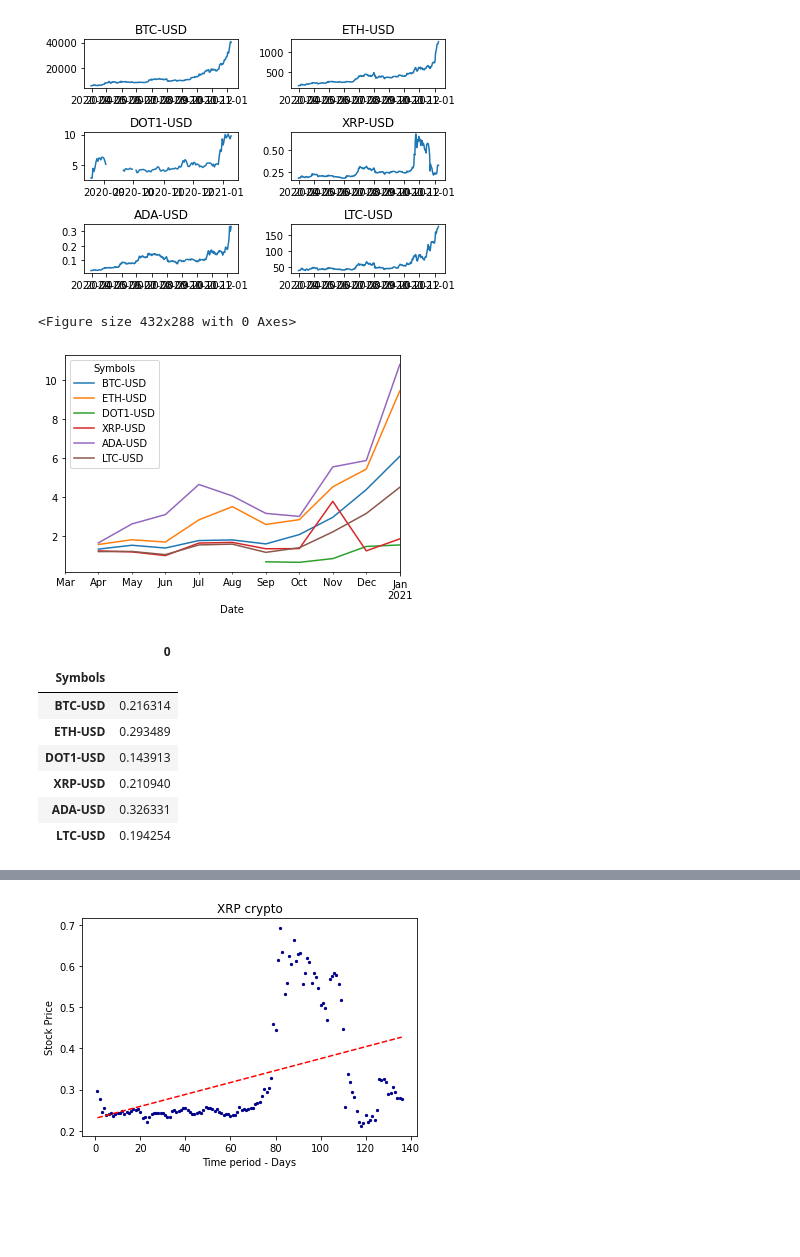
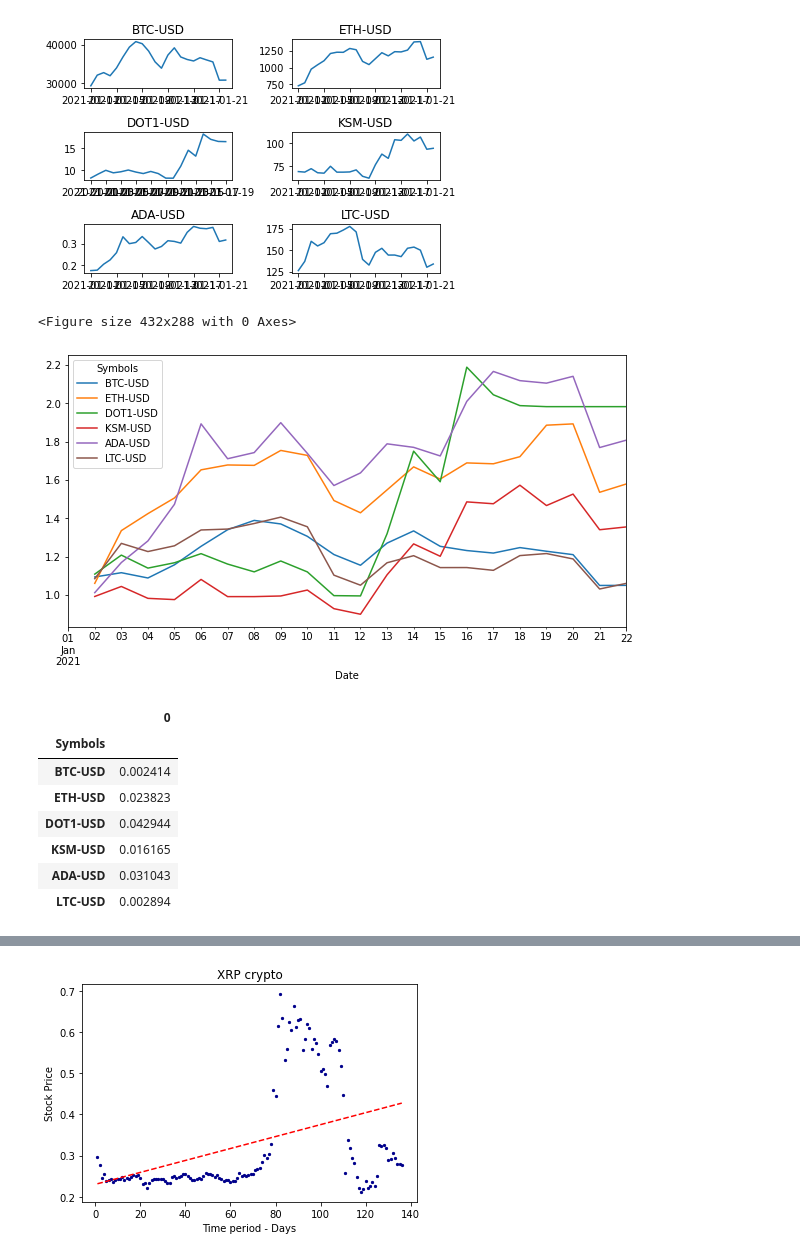
Before and after one commit to umiranda/Bitcoin-cryptocoins-analysis, a Jupyter notebook: Crypto_analysis/Crypto.ipynb, the cells around one changed output, grey strips where cells are left out. Cells and saved outputs as stored; diff of their text form; code cells hidden in the pictures; blank space fills up the shorter version.

```diff
--- a/Crypto_analysis/Crypto.ipynb
+++ b/Crypto_analysis/Crypto.ipynb
@@ -29,8 +29,8 @@ end = "2021-01-17")
 # %%
-tickers = ["BTC-USD", "ETH-USD", "DOT1-USD", "XRP-USD", "ADA-USD", "LTC-USD"]
+tickers = ["BTC-USD", "ETH-USD", "DOT1-USD", "KSM-USD", "ADA-USD", "LTC-USD"]
 multpl_crypto = web.get_data_yahoo(tickers,
-start = "2020-04-01",
-end = "2021-01-08")
+start = "2021-01-01",
+end = "2021-01-21")
 # %%
 multpl_crypto
 # %% [output]
@@ -64,8 +69,8 @@ ax2.plot(multpl_crypto['Adj Close']['ETH-USD'])
 ax2.set_title("ETH-USD")
 ax3.plot(multpl_crypto['Adj Close']['DOT1-USD'])
 ax3.set_title("DOT1-USD")
-ax4.plot(multpl_crypto['Adj Close']['XRP-USD'])
-ax4.set_title("XRP-USD")
+ax4.plot(multpl_crypto['Adj Close']['KSM-USD'])
+ax4.set_title("KSM-USD")
 ax5.plot(multpl_crypto['Adj Close']['ADA-USD'])
 ax5.set_title("ADA-USD")
 ax6.plot(multpl_crypto['Adj Close']['LTC-USD'])
@@ -74,29 +79,29 @@ ax6.set_title("LTC-USD")
 plt.tight_layout()
 plt.show()
 # %% [output]
-[figure, old version]
+[figure, new version]
 # %%
 multpl_stock_daily_returns = multpl_crypto['Adj Close'].pct_change()
 multpl_stock_monthly_returns = multpl_crypto['Adj Close'].resample('M').ffill().pct_change()
 # %%
 fig = plt.figure()
-(multpl_stock_monthly_returns + 1).cumprod().plot()
+(multpl_stock_daily_returns + 1).cumprod().plot(figsize=(10,5))
 plt.show()
 # %% [output]
 <Figure size 432x288 with 0 Axes>
-[figure, old version]
+[figure, new version]
 # %%
-mean_df = pd.DataFrame(multpl_stock_monthly_returns.mean())
+mean_df = pd.DataFrame(multpl_stock_daily_returns.mean())
 mean_df
 # %% [output]
 |  | 0 |
 | Symbols |  |
-| BTC-USD | 0.216314 |
-| ETH-USD | 0.293489 |
-| DOT1-USD | 0.143913 |
-| XRP-USD | 0.210940 |
-| ADA-USD | 0.326331 |
-| LTC-USD | 0.194254 |
+| BTC-USD | 0.002414 |
+| ETH-USD | 0.023823 |
+| DOT1-USD | 0.042944 |
+| KSM-USD | 0.016165 |
+| ADA-USD | 0.031043 |
+| LTC-USD | 0.002894 |
 # %%
 mean_df.plot.barh()
 plt.title('Average Return')
```
Also changed, not shown: parts of 20 cells of this notebook.
